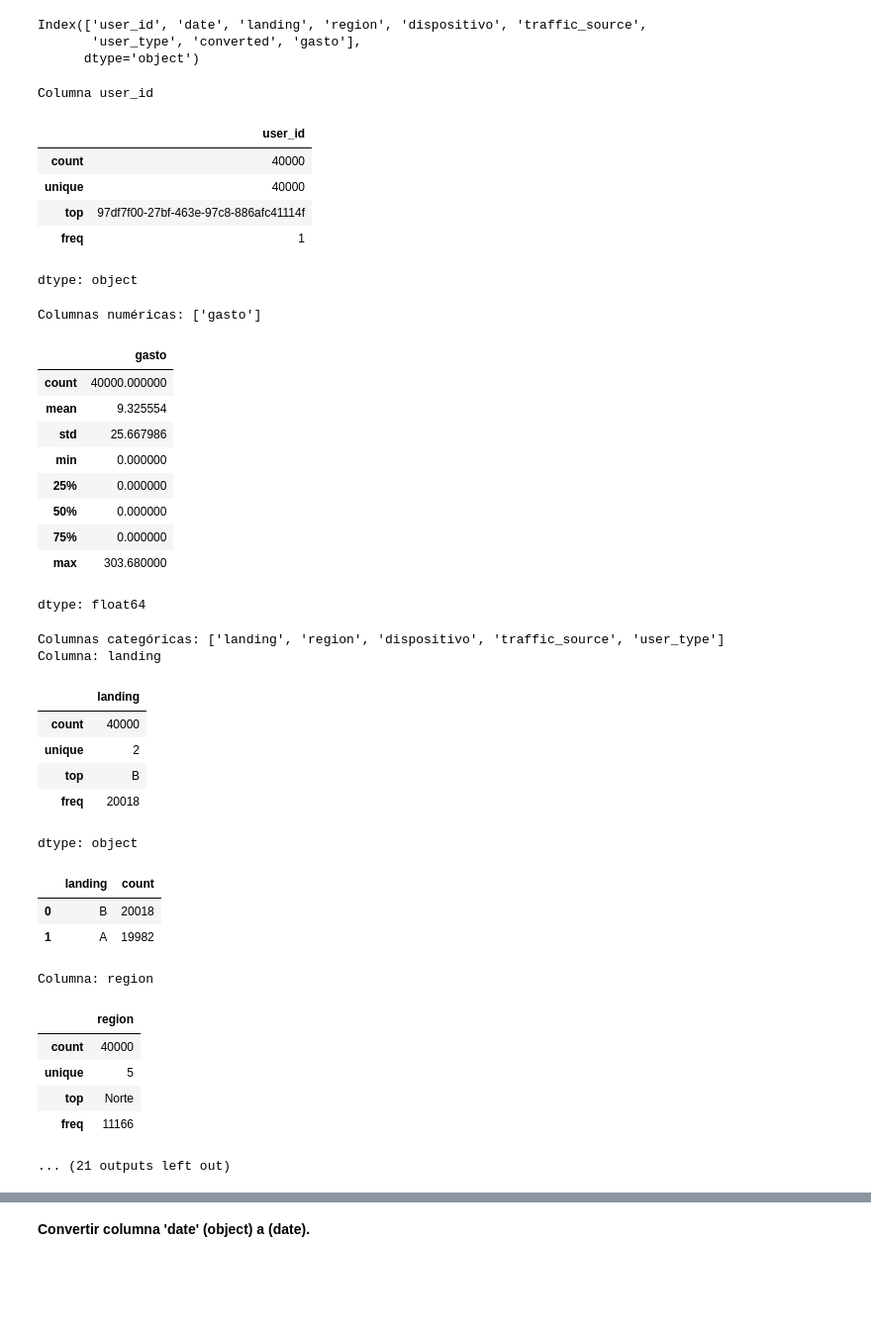
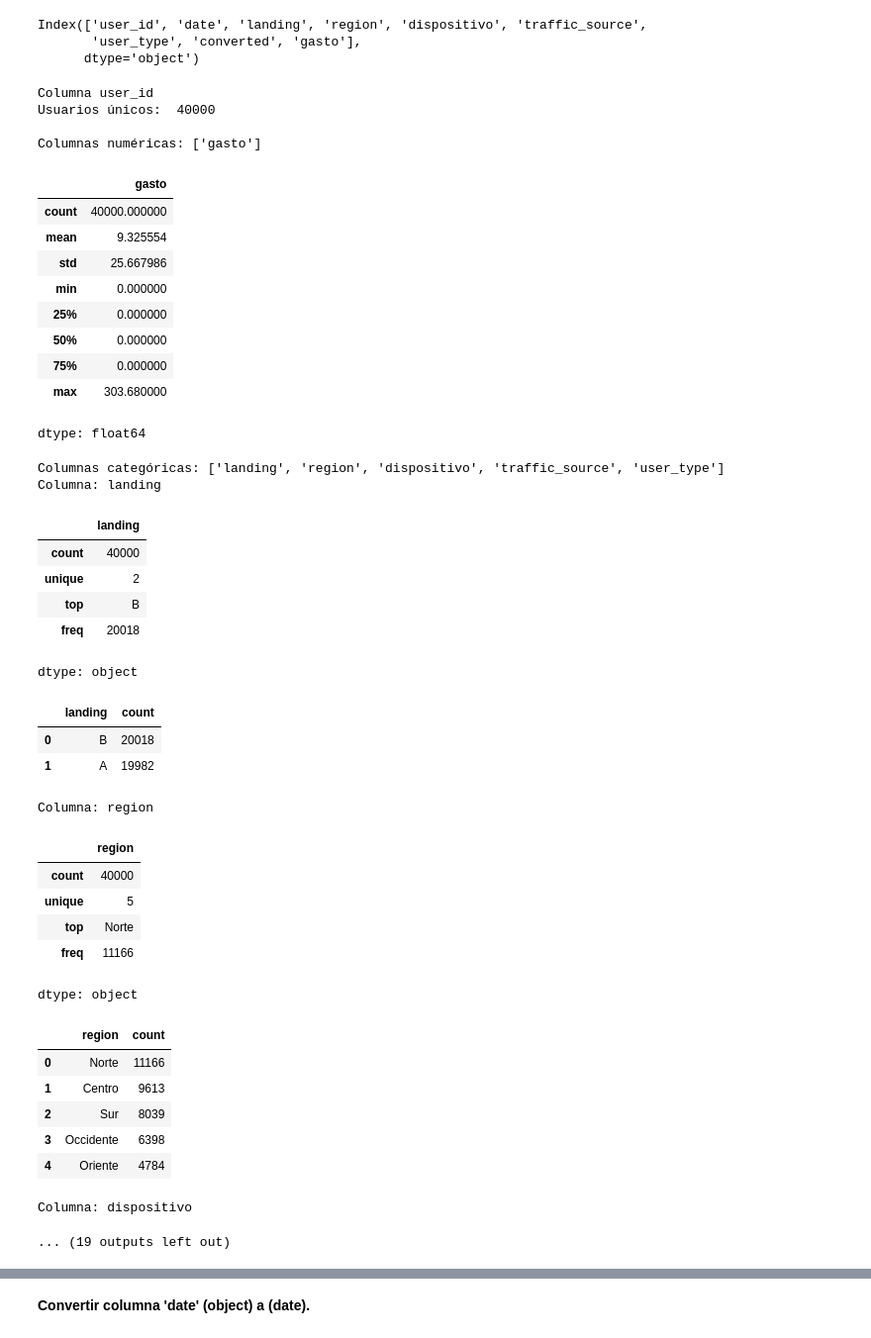
Before and after one commit to FithoGerardo/ab_experiment_landing_page, a Jupyter notebook: notebooks/ab_experiment_landing_page-gerardo_olmedo.ipynb, the cells around one changed output, grey strips where cells are left out. Shown at 99% size. Saved outputs shown, nothing was run; the diff lists cells and outputs as text; code cells hidden in the pictures; blank space fills up the shorter version.

```diff
--- a/notebooks/ab_experiment_landing_page-gerardo_olmedo.ipynb
+++ b/notebooks/ab_experiment_landing_page-gerardo_olmedo.ipynb
@@ -100,71 +100,79 @@ Index(['user_id', 'date', 'landing', 'region', 'dispositivo', 'traffic_source',
        'user_type', 'converted', 'gasto'],
       dtype='object')
 # %%
+# Verificar usuarios únicos
 print("Columna user_id")
-display(dfc['user_id'].describe())
+unique_users_num = dfc['user_id'].nunique()
+print("Usuarios únicos: ", unique_users_num)
 print()
 
+# Resumen estadístico
 print(f"Columnas numéricas: {col_num}")
 for col in col_num:
   display(dfc[col].describe())
   print()
 
+# Verificar categorías esperadas del experimento ( A y B).
 print(f"Columnas categóricas: {col_cat}")
 for col in col_cat:
   print(f"Columna: {col}")
   display(dfc[col].describe())
   print()
   display(dfc[col].value_counts().reset_index())
   print()
 
 print(f"Columnas binarias: {col_bina}")
 for col in col_bina:
   display(dfc[col].describe())
-  print()
+  print("\nResumen estadístico de usuarios que se convirtieron\n")
   display(dfc[col].value_counts().reset_index())
   print()
 
 print(f"Columnas de fecha: {col_date}")
 for col in col_date:
   display(dfc[col].describe())
   print()
 # %% [output]
 Columna user_id
+Usuarios únicos:  40000
+
+Columnas numéricas: ['gasto']
-|  | user_id |
-| count | 40000 |
-| unique | 40000 |
-| top | 97df7f00-27bf-463e-97c8-886afc41114f |
-| freq | 1 |
+|  | gasto |
+| count | 40000.000000 |
+| mean | 9.325554 |
+| std | 25.667986 |
+| min | 0.000000 |
+| 25% | 0.000000 |
+| 50% | 0.000000 |
+| 75% | 0.000000 |
+| max | 303.680000 |
-dtype: object
+dtype: float64
-Columnas numéricas: ['gasto']
+Columnas categóricas: ['landing', 'region', 'dispositivo', 'traffic_source', 'user_type']
+Columna: landing
-|  | gasto |
-| count | 40000.000000 |
-| mean | 9.325554 |
-| std | 25.667986 |
-| min | 0.000000 |
-| 25% | 0.000000 |
-| 50% | 0.000000 |
-| 75% | 0.000000 |
-| max | 303.680000 |
+|  | landing |
+| count | 40000 |
+| unique | 2 |
+| top | B |
+| freq | 20018 |
-dtype: float64
+dtype: object
+|  | landing | count |
+| 0 | B | 20018 |
+| 1 | A | 19982 |
-Columnas categóricas: ['landing', 'region', 'dispositivo', 'traffic_source', 'user_type']
-Columna: landing
+Columna: region
-|  | landing |
-| count | 40000 |
-| unique | 2 |
-| top | B |
-| freq | 20018 |
+|  | region |
+| count | 40000 |
+| unique | 5 |
+| top | Norte |
+| freq | 11166 |
 dtype: object
-|  | landing | count |
-| 0 | B | 20018 |
-| 1 | A | 19982 |
+|  | region | count |
+| 0 | Norte | 11166 |
+| 1 | Centro | 9613 |
+| 2 | Sur | 8039 |
+| 3 | Occidente | 6398 |
+| 4 | Oriente | 4784 |
-Columna: region
+Columna: dispositivo
-|  | region |
-| count | 40000 |
-| unique | 5 |
-| top | Norte |
-| freq | 11166 |
-... (21 outputs left out)
+... (19 outputs left out)
 # %% [markdown]
 **Comentarios:**
 - El dataset NO tiene valores ausentes.
```
Also changed, not shown: parts of 13 cells of this notebook.
